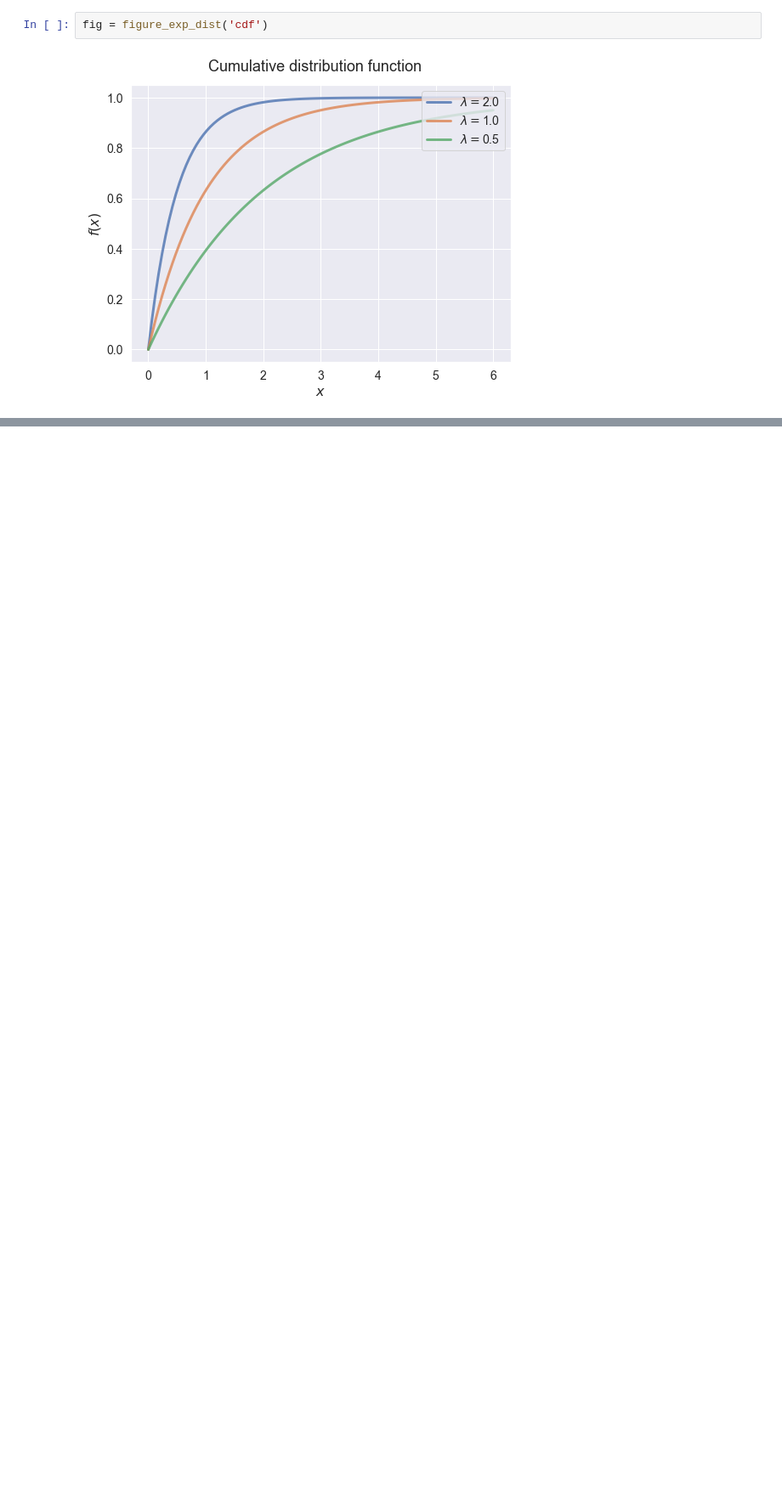
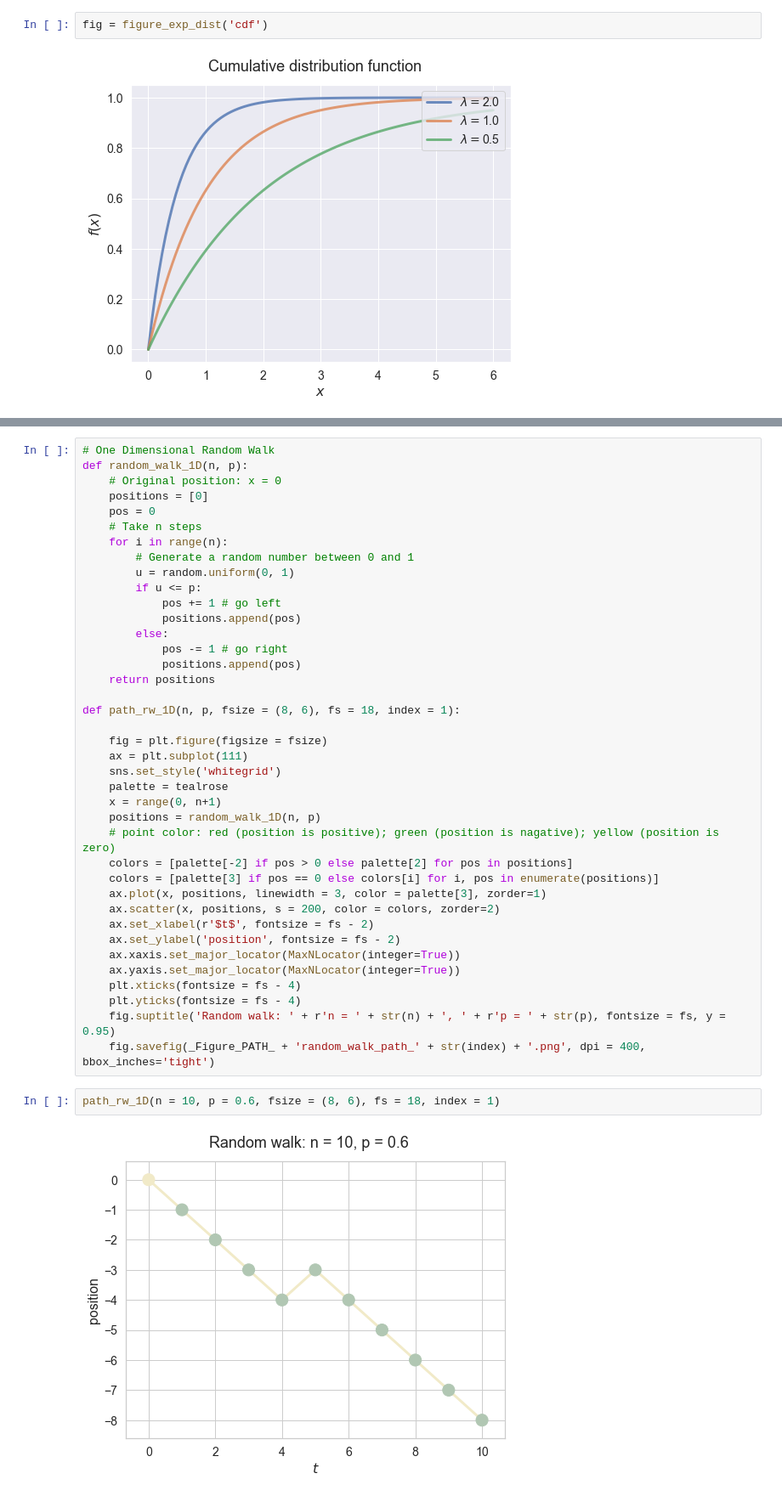
Before and after one commit to fudab/Math-20, a Jupyter notebook: scripts/demos.ipynb, the cells around one changed output, grey strips where cells are left out. Shown at 85% size. Drawn from its saved outputs; the diff is of its cells as text; blank space fills up the shorter version.

```diff
--- a/scripts/demos.ipynb
+++ b/scripts/demos.ipynb
@@ -524,0 +668,43 @@ fig = figure_exp_dist('cdf')
+# %%
+# One Dimensional Random Walk
+def random_walk_1D(n, p):
+    # Original position: x = 0
+    positions = [0]
+    pos = 0
+    # Take n steps
+    for i in range(n):
+        # Generate a random number between 0 and 1
+        u = random.uniform(0, 1)
+        if u <= p:
+            pos += 1 # go left
+            positions.append(pos)
+        else:
+            pos -= 1 # go right
+            positions.append(pos)
+    return positions
+
+def path_rw_1D(n, p, fsize = (8, 6), fs = 18, index = 1):
+
+    fig = plt.figure(figsize = fsize)
+    ax = plt.subplot(111)
+    sns.set_style('whitegrid')
+    palette = tealrose
+    x = range(0, n+1)
+    positions = random_walk_1D(n, p)
+    # point color: red (position is positive); green (position is nagative); yellow (position is zero)
+    colors = [palette[-2] if pos > 0 else palette[2] for pos in positions]
+    colors = [palette[3] if pos == 0 else colors[i] for i, pos in enumerate(positions)]
+    ax.plot(x, positions, linewidth = 3, color = palette[3], zorder=1)
+    ax.scatter(x, positions, s = 200, color = colors, zorder=2)
+    ax.set_xlabel(r'$t$', fontsize = fs - 2)
+    ax.set_ylabel('position', fontsize = fs - 2)
+    ax.xaxis.set_major_locator(MaxNLocator(integer=True))
+    ax.yaxis.set_major_locator(MaxNLocator(integer=True))
+    plt.xticks(fontsize = fs - 4)
+    plt.yticks(fontsize = fs - 4)
+    fig.suptitle('Random walk: ' + r'n = ' + str(n) + ', ' + r'p = ' + str(p), fontsize = fs, y = 0.95)
+    fig.savefig(_Figure_PATH_ + 'random_walk_path_' + str(index) + '.png', dpi = 400, bbox_inches='tight')
+# %%
+path_rw_1D(n = 10, p = 0.6, fsize = (8, 6), fs = 18, index = 1)
+# %% [output]
+[figure, added]
```
Also changed, not shown: parts of 20 cells of this notebook.
